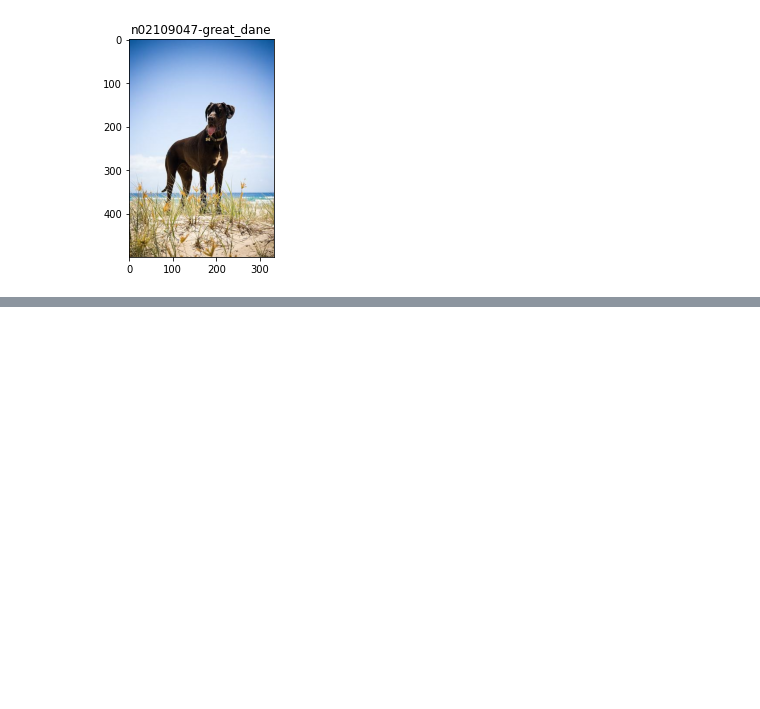
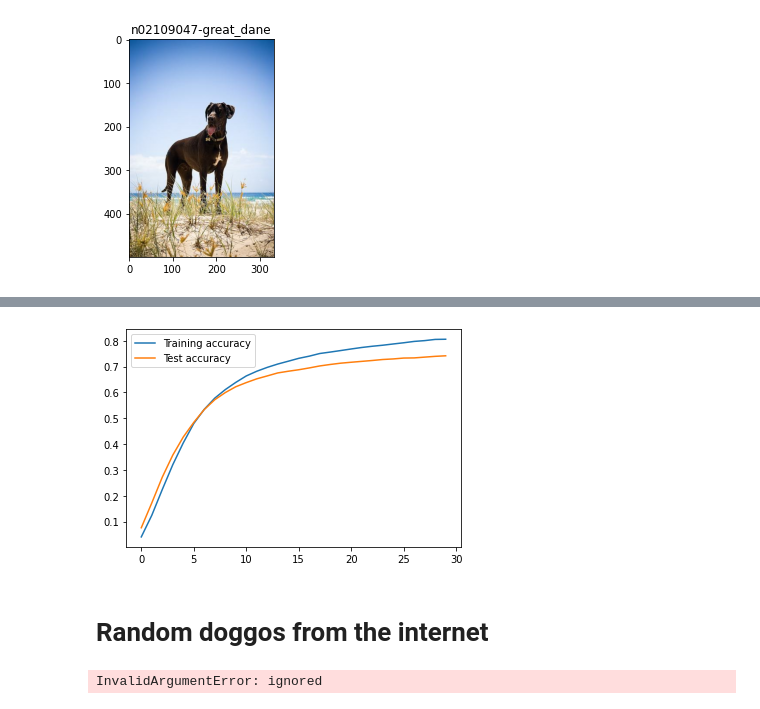
Before and after one commit to ryanachten/Whosagoodboy, a Jupyter notebook: model/DogModelGeneration.ipynb, the cells around one changed output, grey strips where cells are left out. Saved outputs shown, nothing was run; the diff lists cells and outputs as text; code cells hidden in the pictures; blank space fills up the shorter version.

```diff
--- a/model/DogModelGeneration.ipynb
+++ b/model/DogModelGeneration.ipynb
@@ -103,0 +155,32 @@ Epoch 30/30
+# %%
+plt.plot(history.history['accuracy'], label='Training accuracy')
+plt.plot(history.history['val_accuracy'], label='Test accuracy')
+plt.legend()
+plt.savefig('lc.svg')
+# %% [output]
+[figure, added]
+# %% [markdown]
+# Random doggos from the internet
+# %%
+filename_dataset = tf.data.Dataset.list_files("Doggos/*.jp*g")
+image_dataset = filename_dataset.map(lambda x: tf.io.decode_jpeg(tf.io.read_file(x)))
+
+for dog in image_dataset:
+
+  mock_dict = {'image': dog, 'label': 0}
+  pic, _ = preprocess(mock_dict)
+
+  plt.figure()
+  plt.imshow(pic)
+
+  img_tensor = tf.expand_dims(pic,0)
+  pred = model(img_tensor)
+
+  top_components = tf.reshape(tf.math.top_k(pred, k=5).indices,shape=[-1])
+  print(top_components)
+  top_matches = [get_name(i) for i in top_components]
+
+  plt.title(top_matches[0])
+  print(top_matches)
+# %% [output]
+InvalidArgumentError: ignored
```
Also changed, not shown: parts of 19 cells of this notebook, 1 other file.
